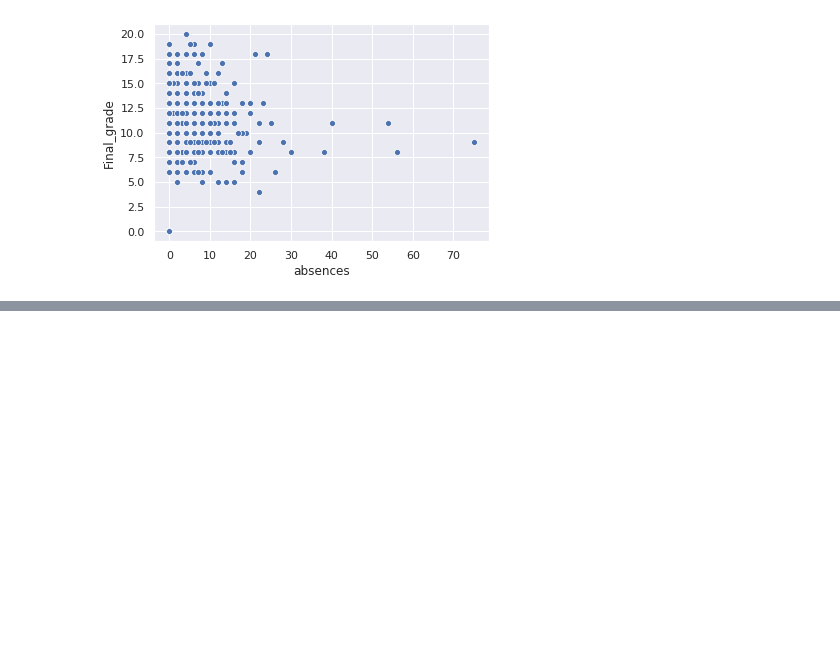
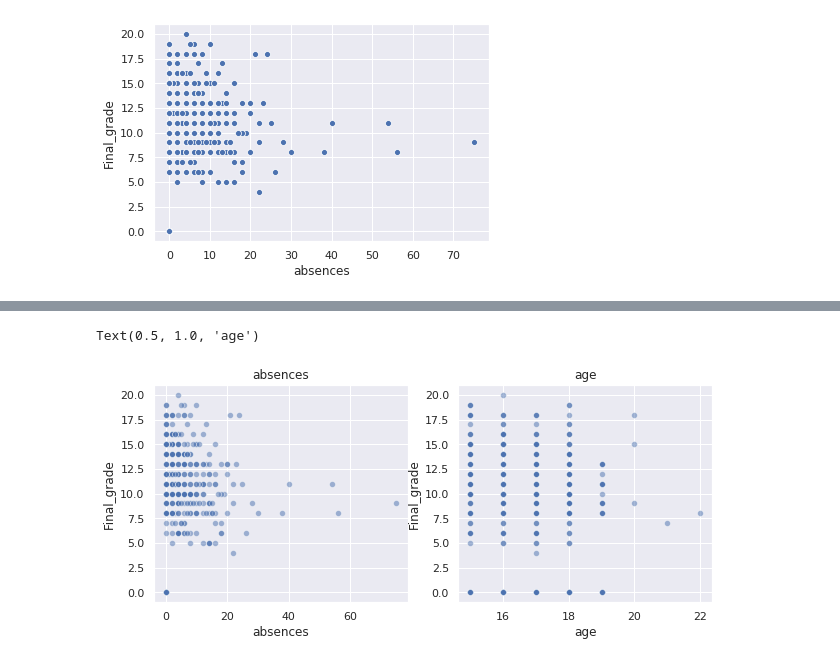
Before and after one commit to bugraefendi/ML-Grades, a Jupyter notebook: Mat-EDA.ipynb, the cells around one changed output, grey strips where cells are left out. Drawn from its saved outputs; the diff is of its cells as text; code cells hidden in the pictures; blank space fills up the shorter version.

```diff
--- a/Mat-EDA.ipynb
+++ b/Mat-EDA.ipynb
@@ -269,0 +275,9 @@ sns.scatterplot(x = 'absences', y = 'Final_grade', data = to_model[['absences',
+# %%
+plt.rcParams['figure.figsize'] = [10, 4]
+plt.subplot(1,2,1)
+sns.scatterplot(x = 'absences', y = 'Final_grade', data = to_model, alpha = 0.5).set_title('absences')
+plt.subplot(1,2,2)
+sns.scatterplot(x = 'age', y = 'Final_grade', alpha = 0.5, data = to_model).set_title('age')
+# %% [output]
+Text(0.5, 1.0, 'age')
+[figure, added]
```
Also changed, not shown: parts of 9 cells of this notebook.
